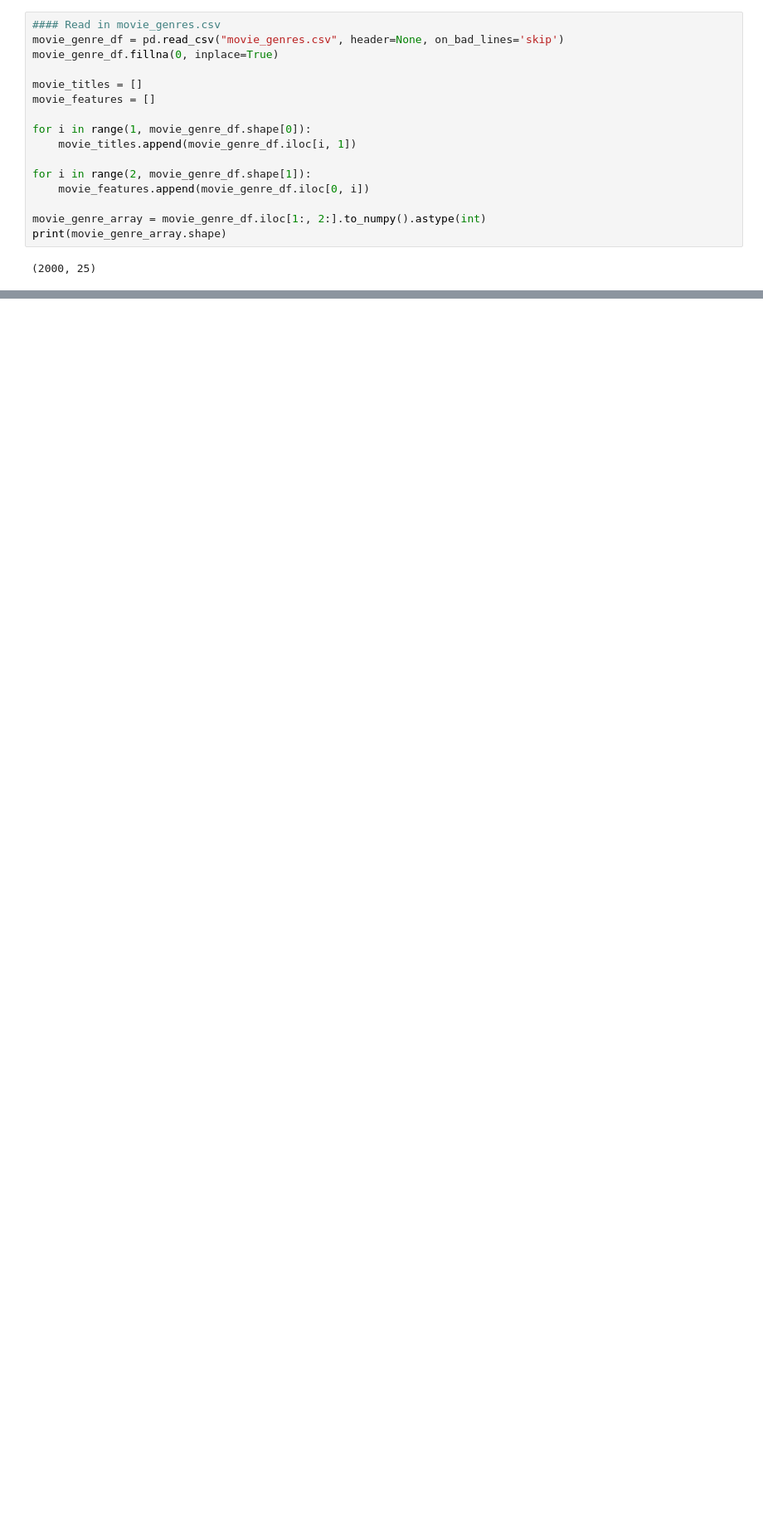
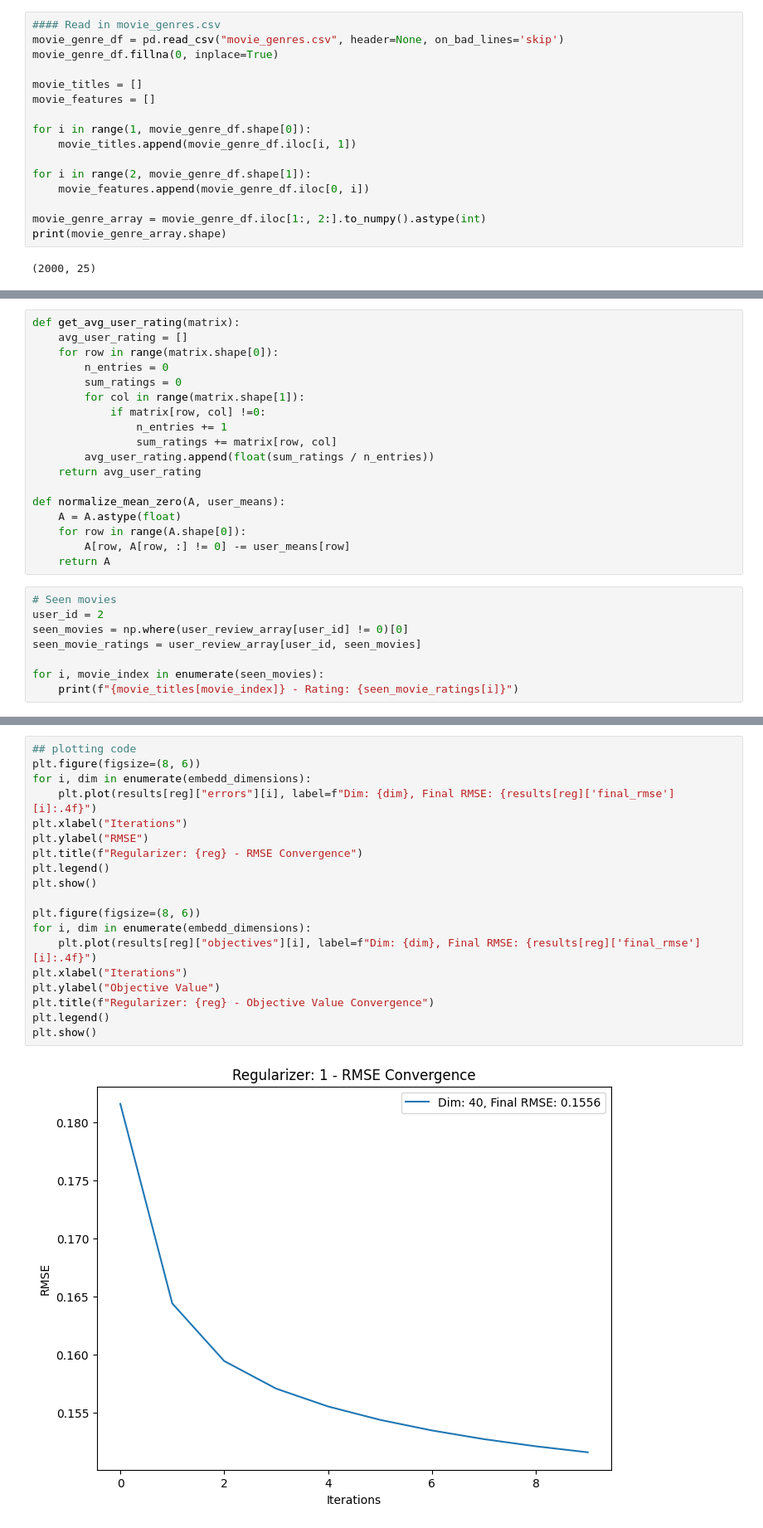
Before and after one commit to BenjaminTWP/DAT410_2025, a Jupyter notebook: Assignment2/recnommender.ipynb, the cells around one changed output, grey strips where cells are left out. Shown at 83% size. Saved outputs shown, nothing was run; the diff lists cells and outputs as text; blank space fills up the shorter version.

```diff
--- a/Assignment2/recnommender.ipynb
+++ b/Assignment2/recnommender.ipynb
@@ -46,0 +54,26 @@ print(user_review_array.shape)
+# %%
+def get_avg_user_rating(matrix):
+    avg_user_rating = []
+    for row in range(matrix.shape[0]):
+        n_entries = 0
+        sum_ratings = 0
+        for col in range(matrix.shape[1]):
+            if matrix[row, col] !=0:
+                n_entries += 1
+                sum_ratings += matrix[row, col]
+        avg_user_rating.append(float(sum_ratings / n_entries))
+    return avg_user_rating
+
+def normalize_mean_zero(A, user_means):
+    A = A.astype(float)
+    for row in range(A.shape[0]):
+        A[row, A[row, :] != 0] -= user_means[row]
+    return A
+# %%
+# Seen movies
+user_id = 2
+seen_movies = np.where(user_review_array[user_id] != 0)[0]
+seen_movie_ratings = user_review_array[user_id, seen_movies]
+
+for i, movie_index in enumerate(seen_movies):
+    print(f"{movie_titles[movie_index]} - Rating: {seen_movie_ratings[i]}")
@@ -46,0 +232,21 @@ print(user_review_array.shape)
+# %%
+## plotting code
+plt.figure(figsize=(8, 6))
+for i, dim in enumerate(embedd_dimensions):
+    plt.plot(results[reg]["errors"][i], label=f"Dim: {dim}, Final RMSE: {results[reg]['final_rmse'][i]:.4f}")
+plt.xlabel("Iterations")
+plt.ylabel("RMSE")
+plt.title(f"Regularizer: {reg} - RMSE Convergence")
+plt.legend()
+plt.show()
+
+plt.figure(figsize=(8, 6))
+for i, dim in enumerate(embedd_dimensions):
+    plt.plot(results[reg]["objectives"][i], label=f"Dim: {dim}, Final RMSE: {results[reg]['final_rmse'][i]:.4f}")
+plt.xlabel("Iterations")
+plt.ylabel("Objective Value")
+plt.title(f"Regularizer: {reg} - Objective Value Convergence")
+plt.legend()
+plt.show()
+# %% [output]
+[figure, added]
```
Also changed, not shown: parts of 10 cells of this notebook, 9 other files.
